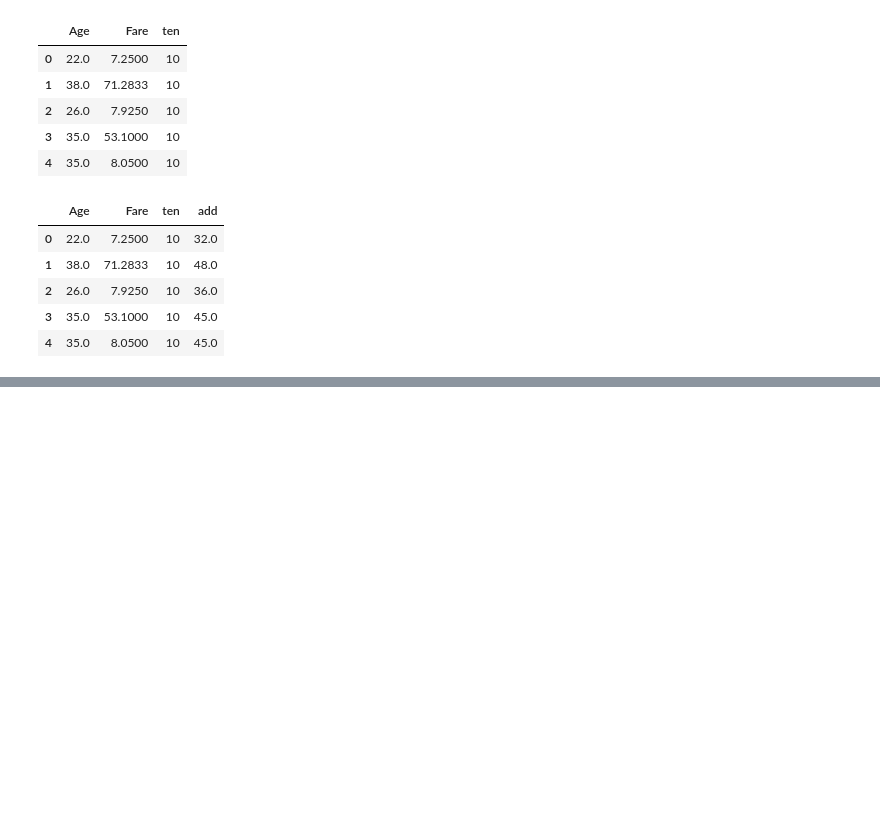
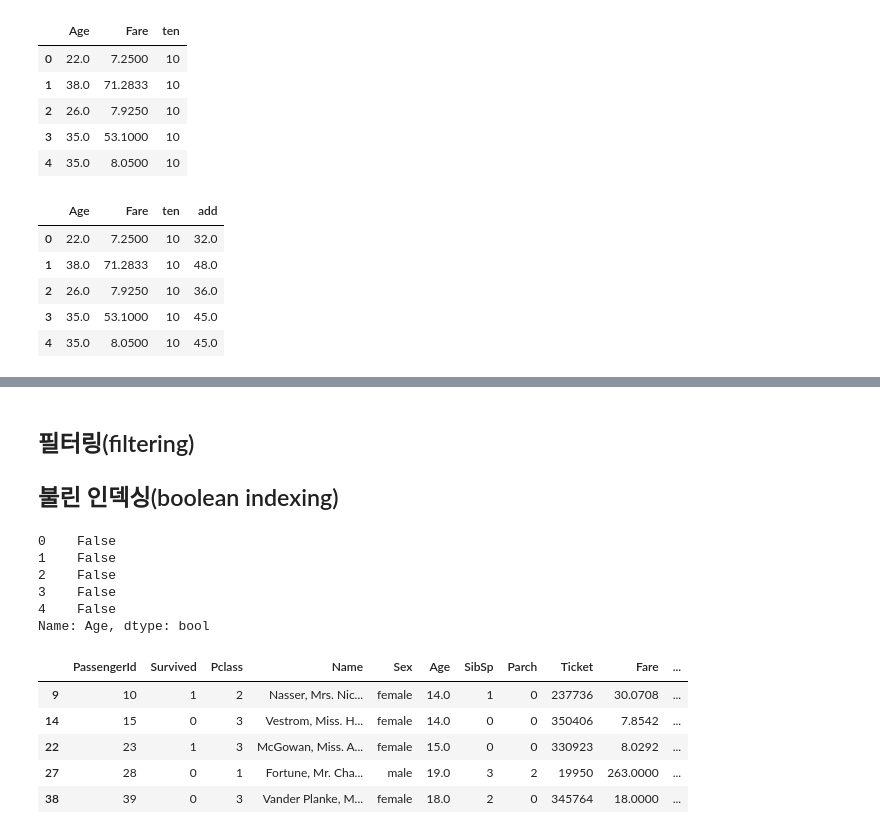
Before and after one commit to updaun/PythonBasic, a Jupyter notebook: jupyter_notebooks/Pandas/Pandas6.ipynb, the cells around one changed output, grey strips where cells are left out. Saved outputs shown, nothing was run; the diff lists cells and outputs as text; code cells hidden in the pictures; blank space fills up the shorter version.

```diff
--- a/jupyter_notebooks/Pandas/Pandas6.ipynb
+++ b/jupyter_notebooks/Pandas/Pandas6.ipynb
@@ -153,0 +324,23 @@ df.head()
+# %% [markdown]
+## 필터링(filtering)
+## 불린 인덱싱(boolean indexing)
+# %%
+mask = (titanic_df.Age >= 10) & (titanic_df.Age < 20)
+mask.head()
+# %% [output]
+0    False
+1    False
+2    False
+3    False
+4    False
+Name: Age, dtype: bool
+# %%
+df_teenage = titanic_df.loc[mask, :]
+df_teenage.head()
+# %% [output]
+|  | PassengerId | Survived | Pclass | Name | Sex | Age | SibSp | Parch | Ticket | Fare | ... |
+| 9 | 10 | 1 | 2 | Nasser, Mrs. Nic... | female | 14.0 | 1 | 0 | 237736 | 30.0708 | ... |
+| 14 | 15 | 0 | 3 | Vestrom, Miss. H... | female | 14.0 | 0 | 0 | 350406 | 7.8542 | ... |
+| 22 | 23 | 1 | 3 | McGowan, Miss. A... | female | 15.0 | 0 | 0 | 330923 | 8.0292 | ... |
+| 27 | 28 | 0 | 1 | Fortune, Mr. Cha... | male | 19.0 | 3 | 2 | 19950 | 263.0000 | ... |
+| 38 | 39 | 0 | 3 | Vander Planke, M... | female | 18.0 | 2 | 0 | 345764 | 18.0000 | ... |
```
Also changed, not shown: parts of 50 cells of this notebook, 3 other files.
